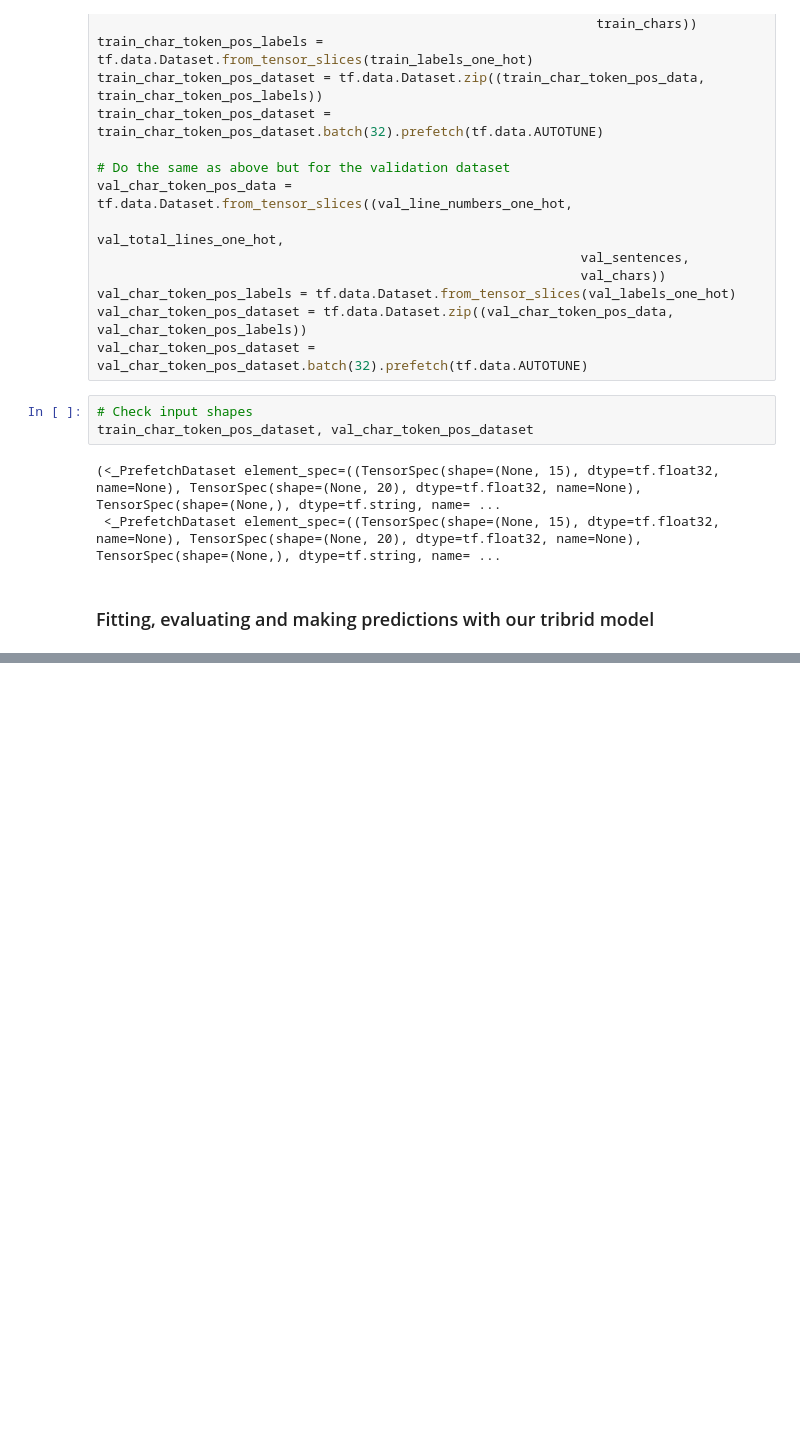
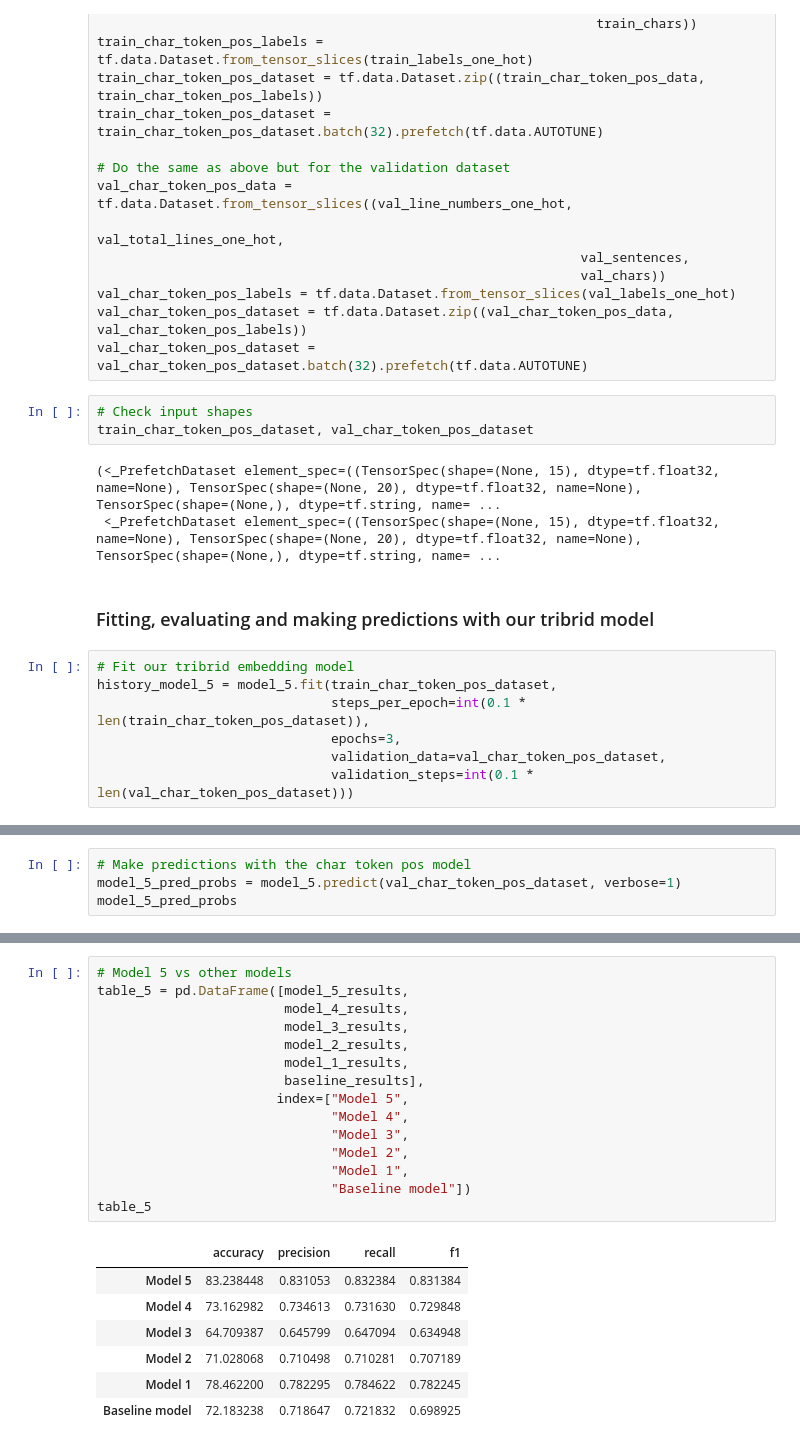
Before and after one commit to masrik-dev/Deep-Learning-with-TensorFlow-and-Python, a Jupyter notebook: 09_SkimLit_nlp_milestone_project_2.ipynb, the cells around one changed output, grey strips where cells are left out. Saved outputs shown, nothing was run; the diff lists cells and outputs as text; blank space fills up the shorter version.

```diff
--- a/09_SkimLit_nlp_milestone_project_2.ipynb
+++ b/09_SkimLit_nlp_milestone_project_2.ipynb
@@ -1532,3 +1532,10 @@ train_char_token_pos_dataset, val_char_token_pos_dataset
  <_PrefetchDataset element_spec=((TensorSpec(shape=(None, 15), dtype=tf.float32, name=None), TensorSpec(shape=(None, 20), dtype=tf.float32, name=None), TensorSpec(shape=(None,), dtype=tf.string, name= ...
 # %% [markdown]
 ### Fitting, evaluating and making predictions with our tribrid model
+# %%
+# Fit our tribrid embedding model
+history_model_5 = model_5.fit(train_char_token_pos_dataset,
+                              steps_per_epoch=int(0.1 * len(train_char_token_pos_dataset)),
+                              epochs=3,
+                              validation_data=val_char_token_pos_dataset,
+                              validation_steps=int(0.1 * len(val_char_token_pos_dataset)))
@@ -1534,0 +1549,4 @@ train_char_token_pos_dataset, val_char_token_pos_dataset
+# %%
+# Make predictions with the char token pos model
+model_5_pred_probs = model_5.predict(val_char_token_pos_dataset, verbose=1)
+model_5_pred_probs
@@ -1534,0 +1579,23 @@ train_char_token_pos_dataset, val_char_token_pos_dataset
+# %%
+# Model 5 vs other models
+table_5 = pd.DataFrame([model_5_results,
+                        model_4_results,
+                        model_3_results,
+                        model_2_results,
+                        model_1_results,
+                        baseline_results],
+                       index=["Model 5",
+                              "Model 4",
+                              "Model 3",
+                              "Model 2",
+                              "Model 1",
+                              "Baseline model"])
+table_5
+# %% [output]
+|  | accuracy | precision | recall | f1 |
+| Model 5 | 83.238448 | 0.831053 | 0.832384 | 0.831384 |
+| Model 4 | 73.162982 | 0.734613 | 0.731630 | 0.729848 |
+| Model 3 | 64.709387 | 0.645799 | 0.647094 | 0.634948 |
+| Model 2 | 71.028068 | 0.710498 | 0.710281 | 0.707189 |
+| Model 1 | 78.462200 | 0.782295 | 0.784622 | 0.782245 |
+| Baseline model | 72.183238 | 0.718647 | 0.721832 | 0.698925 |
```
Also changed, not shown: parts of 16 cells of this notebook.
